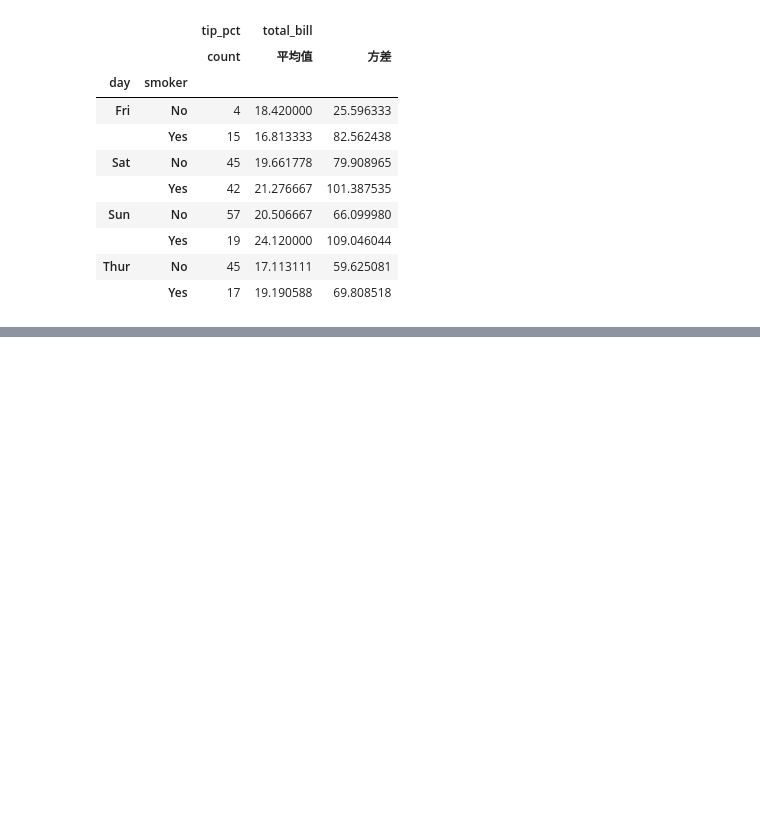
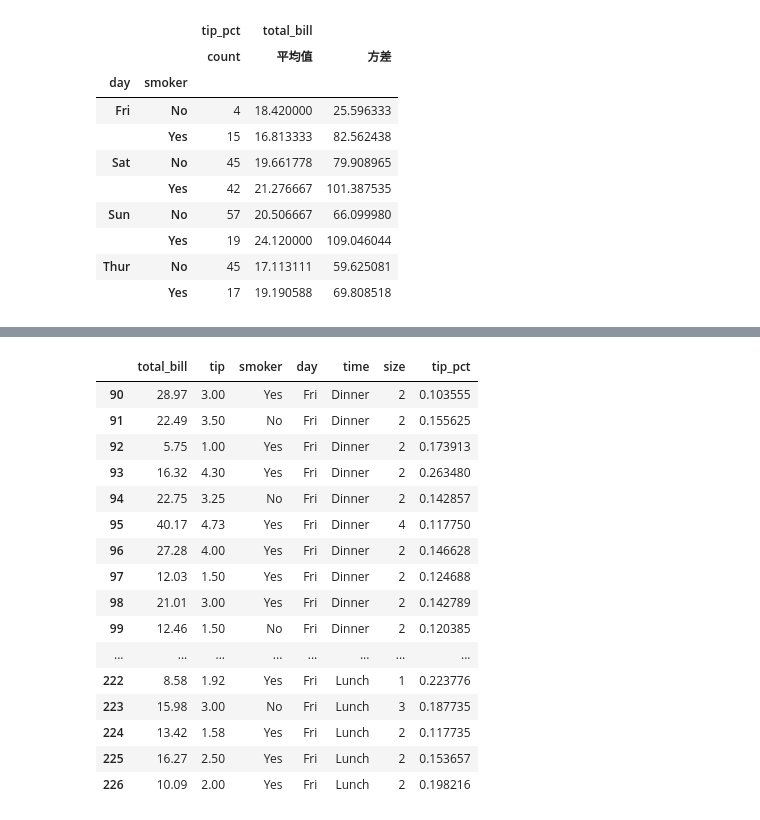
Before and after one commit to Laishuxin/python_data_science, a Jupyter notebook: 05.17_Pandas_数据聚合与分组运算.ipynb, the cells around one changed output, grey strips where cells are left out. Saved outputs shown, nothing was run; the diff lists cells and outputs as text; code cells hidden in the pictures; blank space fills up the shorter version.

```diff
--- a/05.17_Pandas_数据聚合与分组运算.ipynb
+++ b/05.17_Pandas_数据聚合与分组运算.ipynb
@@ -568,0 +637,22 @@ grouped['tip_pct', 'total_bill'].agg(map_dict)
+# %%
+def filter_func(x):
+    return x['size'].count() < 16
+tips.groupby(['smoker', 'day']).filter(filter_func)
+# %% [output]
+|  | total_bill | tip | smoker | day | time | size | tip_pct |
+| 90 | 28.97 | 3.00 | Yes | Fri | Dinner | 2 | 0.103555 |
+| 91 | 22.49 | 3.50 | No | Fri | Dinner | 2 | 0.155625 |
+| 92 | 5.75 | 1.00 | Yes | Fri | Dinner | 2 | 0.173913 |
+| 93 | 16.32 | 4.30 | Yes | Fri | Dinner | 2 | 0.263480 |
+| 94 | 22.75 | 3.25 | No | Fri | Dinner | 2 | 0.142857 |
+| 95 | 40.17 | 4.73 | Yes | Fri | Dinner | 4 | 0.117750 |
+| 96 | 27.28 | 4.00 | Yes | Fri | Dinner | 2 | 0.146628 |
+| 97 | 12.03 | 1.50 | Yes | Fri | Dinner | 2 | 0.124688 |
+| 98 | 21.01 | 3.00 | Yes | Fri | Dinner | 2 | 0.142789 |
+| 99 | 12.46 | 1.50 | No | Fri | Dinner | 2 | 0.120385 |
+| ... | ... | ... | ... | ... | ... | ... | ... |
+| 222 | 8.58 | 1.92 | Yes | Fri | Lunch | 1 | 0.223776 |
+| 223 | 15.98 | 3.00 | No | Fri | Lunch | 3 | 0.187735 |
+| 224 | 13.42 | 1.58 | Yes | Fri | Lunch | 2 | 0.117735 |
+| 225 | 16.27 | 2.50 | Yes | Fri | Lunch | 2 | 0.153657 |
+| 226 | 10.09 | 2.00 | Yes | Fri | Lunch | 2 | 0.198216 |
```
Also changed, not shown: parts of 125 cells of this notebook, 1 other file.
